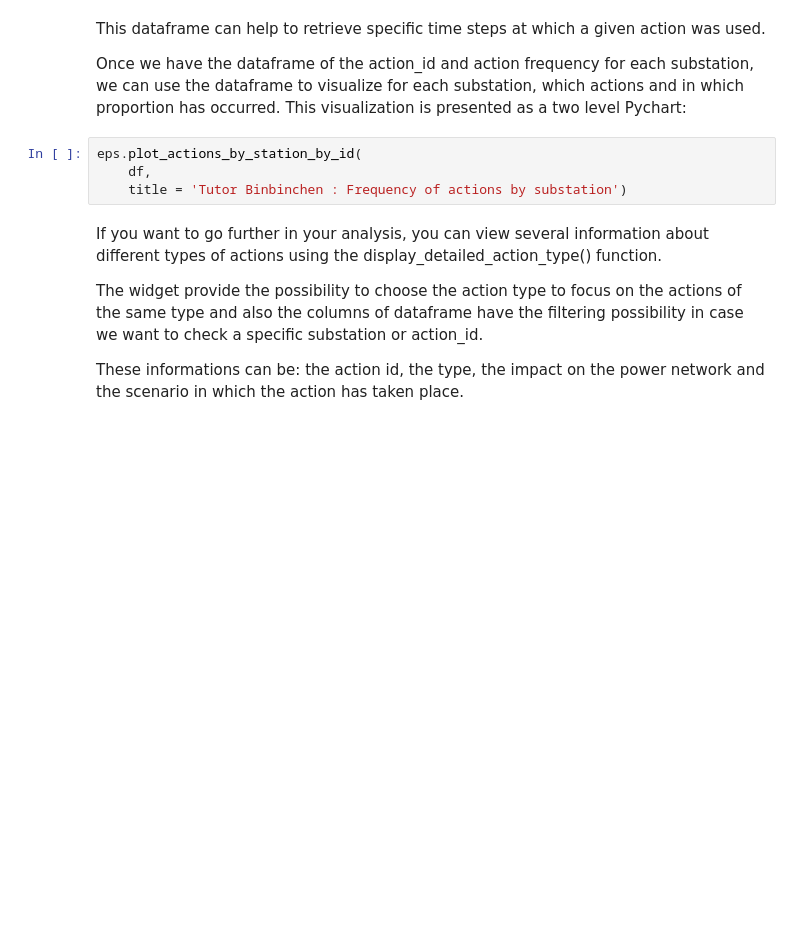
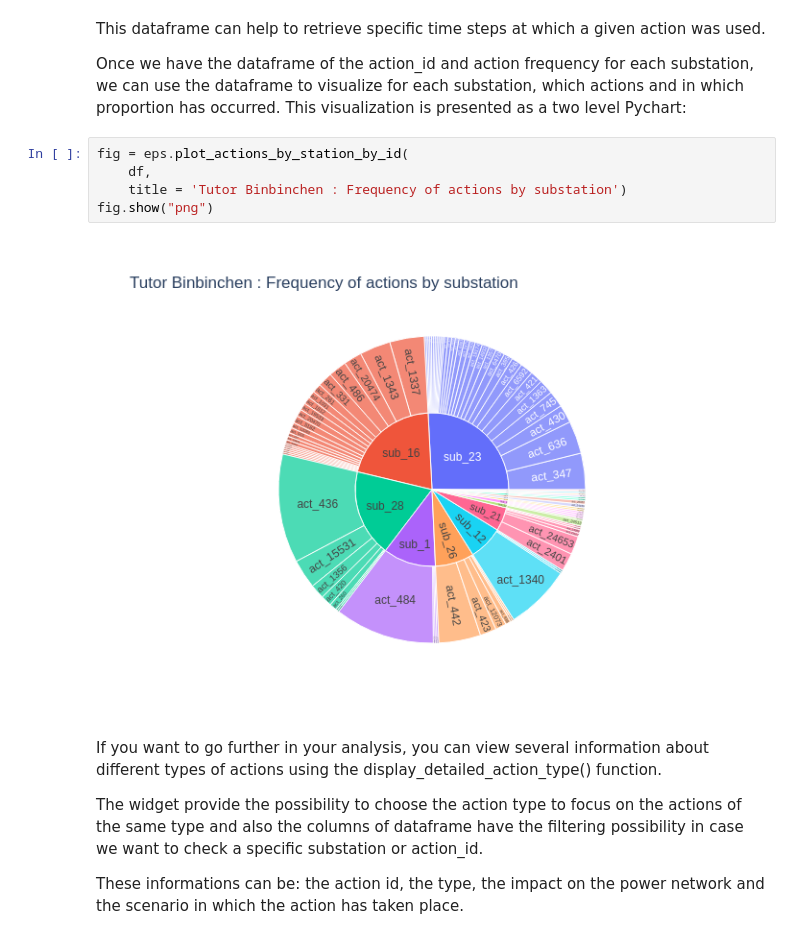
Before and after one commit to seifou23i/Grid2Bench, a Jupyter notebook: getting_started/Getting_Started.ipynb, the cells around one changed output. Cells and saved outputs as stored; diff of their text form; blank space fills up the shorter version.

```diff
--- a/getting_started/Getting_Started.ipynb
+++ b/getting_started/Getting_Started.ipynb
@@ -142,9 +142,12 @@ This dataframe can help to retrieve specific time steps at which a given action
 
 Once we have the dataframe of the action_id and action frequency for each substation, we can use the dataframe to visualize for each substation, which actions and in which proportion has occurred. This visualization is presented as a two level Pychart:
 # %%
-eps.plot_actions_by_station_by_id(
+fig = eps.plot_actions_by_station_by_id(
     df,
     title = 'Tutor Binbinchen : Frequency of actions by substation')
+fig.show("png")
+# %% [output]
+[figure, added]
 # %% [markdown]
 If you want to go further in your analysis, you can view several information about different types of actions using the display_detailed_action_type() function.
 
```
Also changed, not shown: parts of 18 cells of this notebook.
